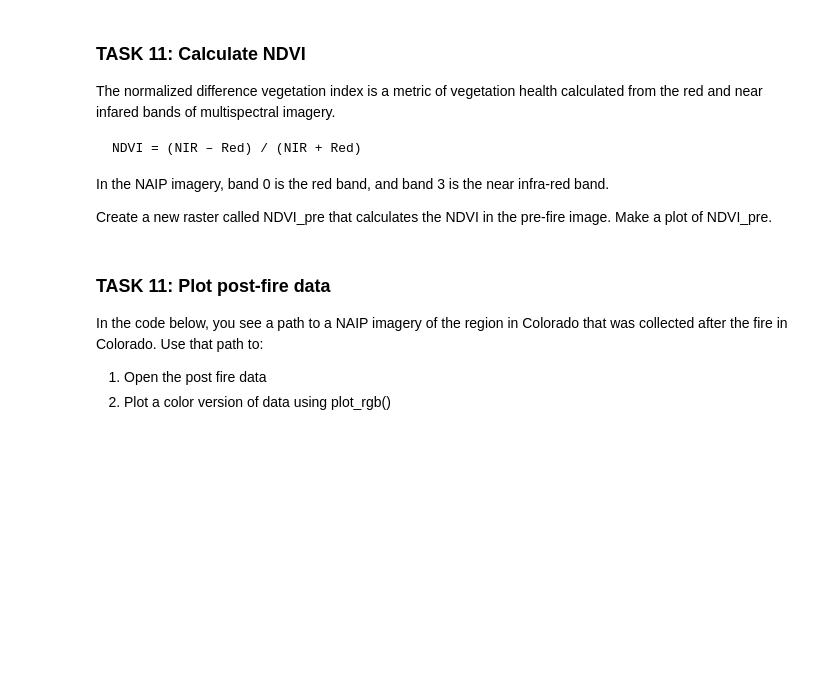
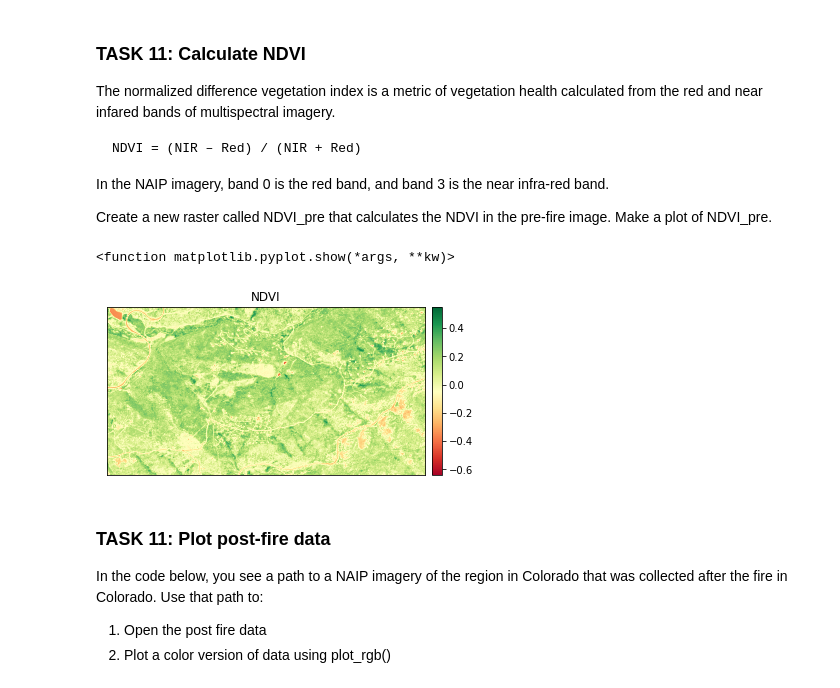
Before and after one commit to nickohl/EnvDatSci22, a Jupyter notebook: CodeSprints/RasterData101.ipynb, the cells around one changed output. Drawn from its saved outputs; the diff is of its cells as text; code cells hidden in the pictures; blank space fills up the shorter version.

```diff
--- a/CodeSprints/RasterData101.ipynb
+++ b/CodeSprints/RasterData101.ipynb
@@ -551,3 +601,4 @@ red_pre_fire=naip_pre_fire[0]
 NIR_pre_fire=naip_pre_fire[3]
 
 # Task 11: create NDVI_pre
+NDVI_pre = (NIR_pre_fire-red_pre_fire)/(NIR_pre_fire+red_pre_fire)
@@ -556,3 +605,15 @@ NIR_pre_fire=naip_pre_fire[3]
+# %%
+#Task 11: plot NDVI_pre
+fig, ax = plt.subplots(figsize=(6,6))
+ep.plot_bands(NDVI_pre,
+              ax=ax,
+              cmap='RdYlGn',
+              title="NDVI",
+              scale=False)
+plt.show
+# %% [output]
+<function matplotlib.pyplot.show(*args, **kw)>
+[figure, added]
 # %% [markdown]
 ### TASK 11: Plot post-fire data
 In the code below, you see a path to a NAIP imagery of the region in Colorado that was collected after the fire in Colorado. Use that path to:
```
Also changed, not shown: parts of 25 cells of this notebook.
